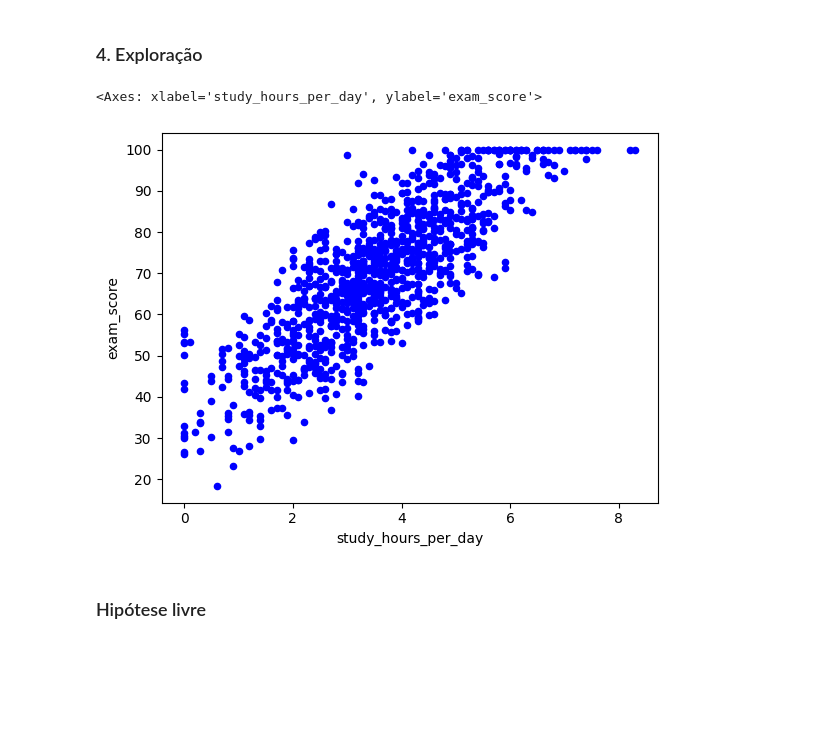
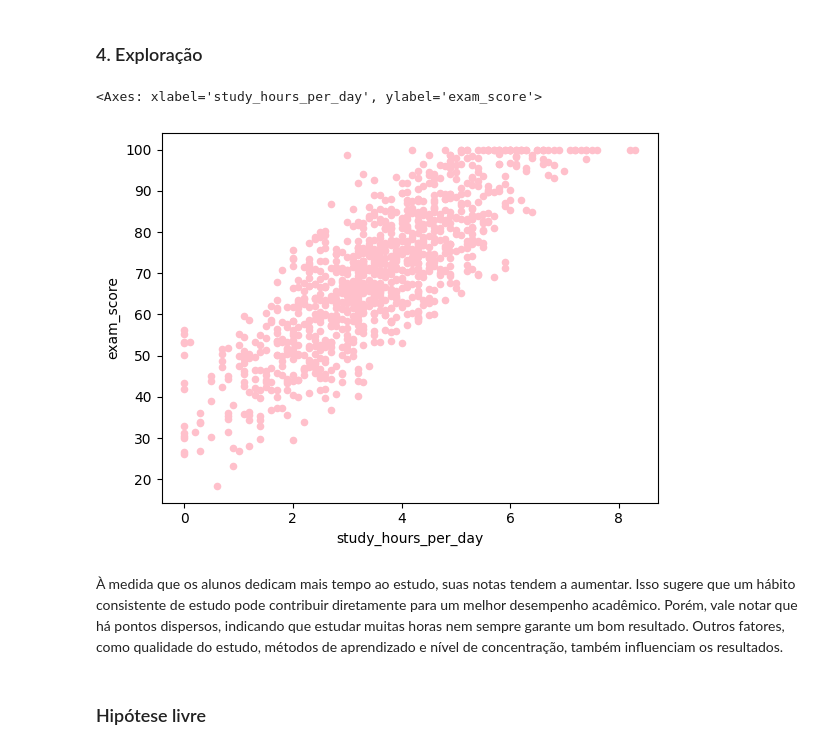
Before and after one commit to AiraaMel/academy4, a Jupyter notebook: notebook.ipynb, the cells around one changed output. Saved outputs shown, nothing was run; the diff lists cells and outputs as text; code cells hidden in the pictures; blank space fills up the shorter version.

```diff
--- a/notebook.ipynb
+++ b/notebook.ipynb
@@ -67,9 +126,12 @@ df['exercise_frequency'].plot.kde(color='orange', label='exercise_frequency', al
 ### 4. Exploração
 # %%
 from matplotlib.pyplot import plot
-df.plot.scatter(x='study_hours_per_day', y='exam_score', color='blue')
+df.plot.scatter(x='study_hours_per_day', y='exam_score', color='pink')
 # %% [output]
 <Axes: xlabel='study_hours_per_day', ylabel='exam_score'>
-[figure, old version]
+[figure, new version]
+# %% [markdown]
+À medida que os alunos dedicam mais tempo ao estudo, suas notas tendem a aumentar. Isso sugere que um hábito consistente de estudo pode contribuir diretamente para um melhor desempenho acadêmico.
+Porém, vale notar que há pontos dispersos, indicando que estudar muitas horas nem sempre garante um bom resultado. Outros fatores, como qualidade do estudo, métodos de aprendizado e nível de concentração, também influenciam os resultados.
 # %% [markdown]
 ### Hipótese livre
```
Also changed, not shown: parts of 6 cells of this notebook.
